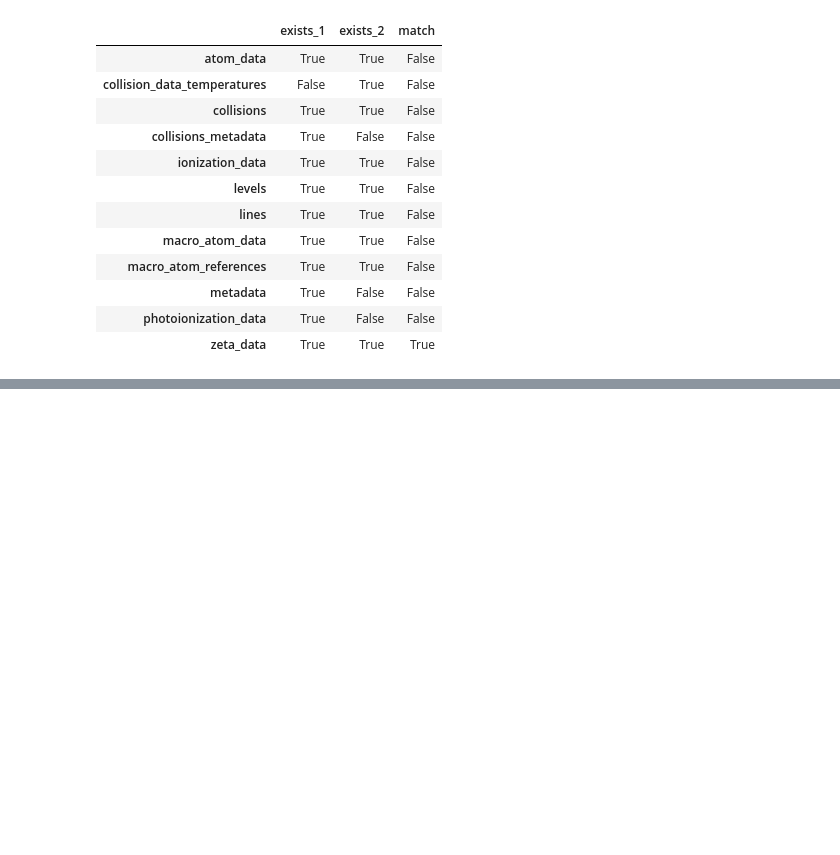
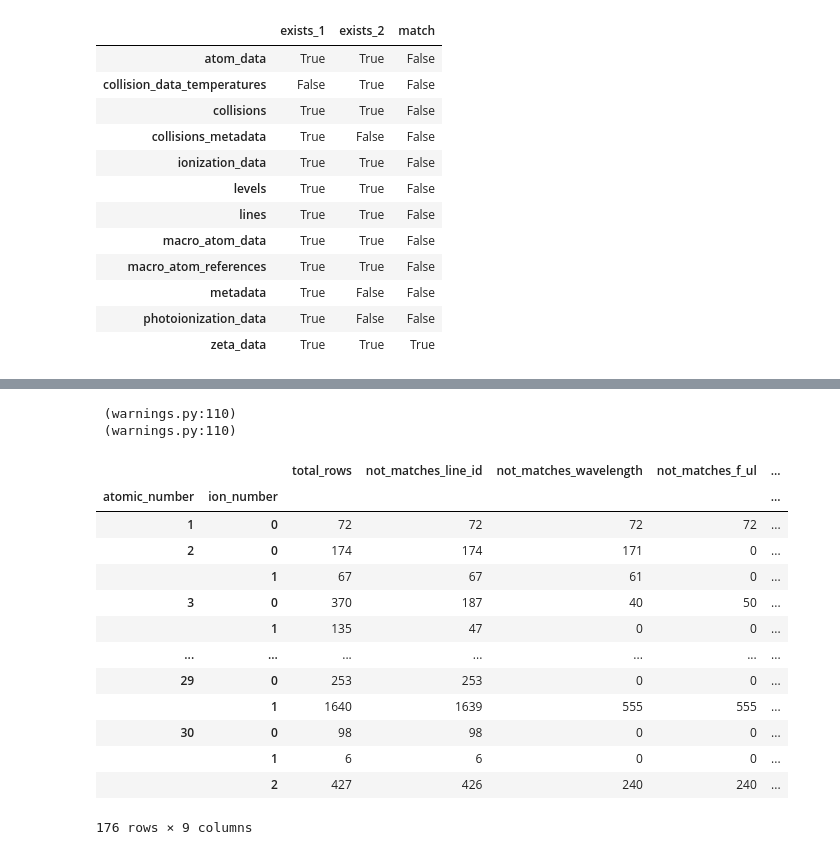
Before and after one commit to tardis-sn/carsus, a Jupyter notebook: docs/development/compare_atomic_files.ipynb, the cells around one changed output, grey strips where cells are left out. Drawn from its saved outputs; the diff is of its cells as text; code cells hidden in the pictures; blank space fills up the shorter version.

```diff
--- a/docs/development/compare_atomic_files.ipynb
+++ b/docs/development/compare_atomic_files.ipynb
@@ -357,0 +61,19 @@ tt.style.applymap(highlight_values, subset=['val_lvl', 'val_lns']).applymap(
+# %%
+atc.key_diff("lines")
+# %% [output]
+ (warnings.py:110)
+ (warnings.py:110)
+|  |  | total_rows | not_matches_line_id | not_matches_wavelength | not_matches_f_ul | ... |
+| atomic_number | ion_number |  |  |  |  | ... |
+| 1 | 0 | 72 | 72 | 72 | 72 | ... |
+| 2 | 0 | 174 | 174 | 171 | 0 | ... |
+|  | 1 | 67 | 67 | 61 | 0 | ... |
+| 3 | 0 | 370 | 187 | 40 | 50 | ... |
+|  | 1 | 135 | 47 | 0 | 0 | ... |
+| ... | ... | ... | ... | ... | ... | ... |
+| 29 | 0 | 253 | 253 | 0 | 0 | ... |
+|  | 1 | 1640 | 1639 | 555 | 555 | ... |
+| 30 | 0 | 98 | 98 | 0 | 0 | ... |
+|  | 1 | 6 | 6 | 0 | 0 | ... |
+|  | 2 | 427 | 426 | 240 | 240 | ... |
+176 rows × 9 columns
```
Also changed, not shown: parts of 42 cells of this notebook.
